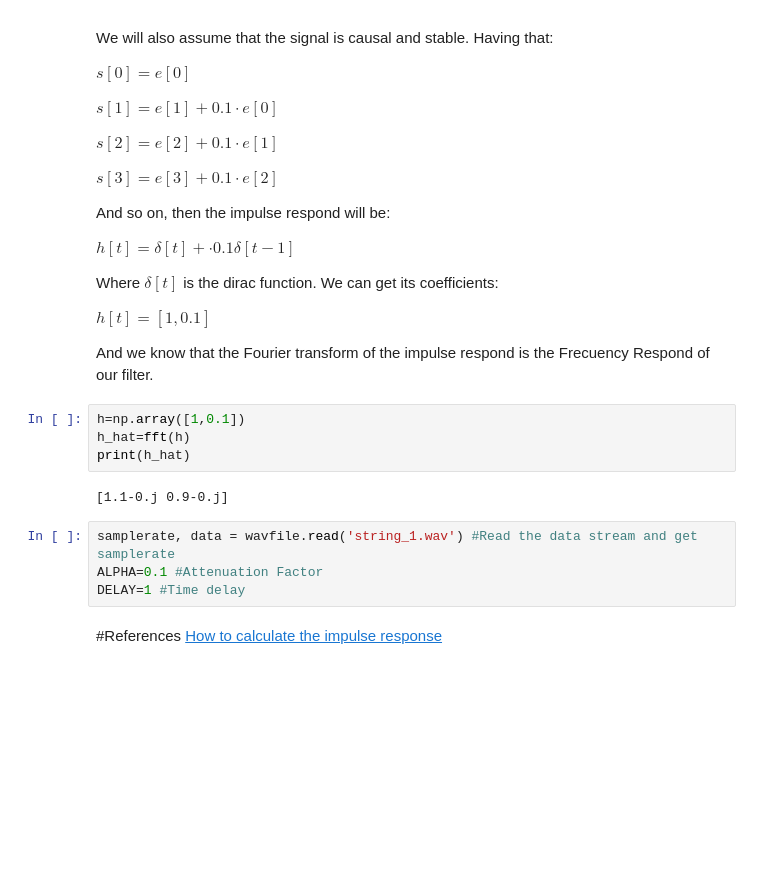
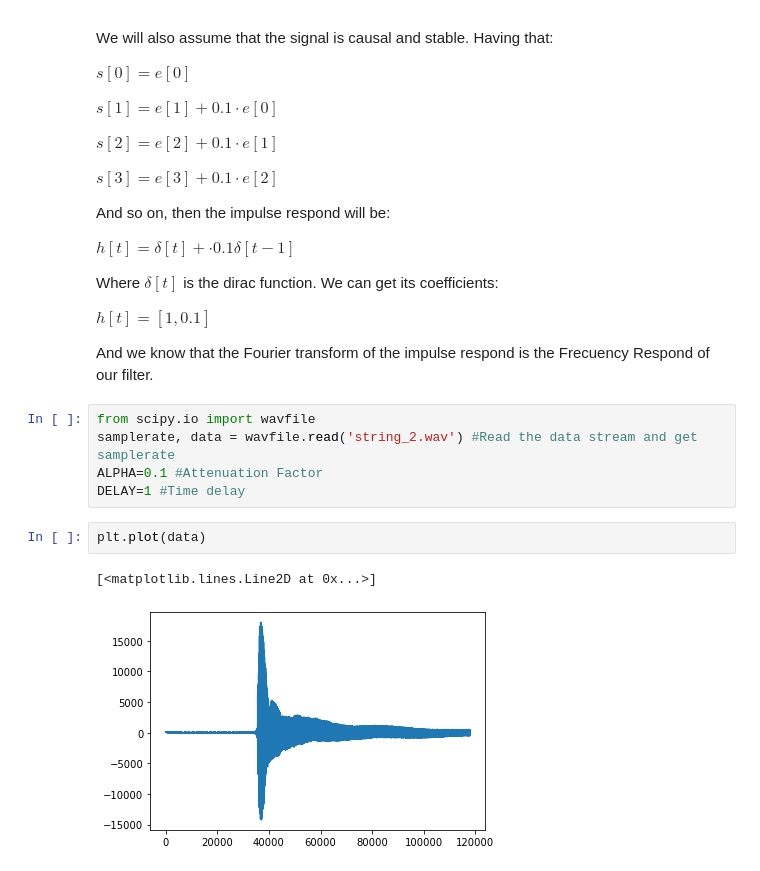
Before and after one commit to lyshuga/Signal_processing, a Jupyter notebook: Filtering/FIRFilter.ipynb, the cells around one changed output. Drawn from its saved outputs; the diff is of its cells as text; blank space fills up the shorter version.

```diff
--- a/Filtering/FIRFilter.ipynb
+++ b/Filtering/FIRFilter.ipynb
@@ -49,16 +50,13 @@ Where $\delta[t]$ is the dirac function. We can get its coefficients:
 $h[t] = [1,0.1]$
 
 And we know that the Fourier transform of the impulse respond is the Frecuency Respond of our filter.
-# %%
-h=np.array([1,0.1])
-h_hat=fft(h)
-print(h_hat)
-# %% [output]
-[1.1-0.j 0.9-0.j]
 # %%
-samplerate, data = wavfile.read('string_1.wav') #Read the data stream and get samplerate
+from scipy.io import wavfile
+samplerate, data = wavfile.read('string_2.wav') #Read the data stream and get samplerate
 ALPHA=0.1 #Attenuation Factor
 DELAY=1 #Time delay
-# %% [markdown]
-#References
-[How to calculate the impulse response](https://dsp.stackexchange.com/questions/53512/how-to-find-the-impulse-response-of-a-filter-given-the-difference-equation)
+# %%
+plt.plot(data)
+# %% [output]
+[<matplotlib.lines.Line2D at 0x...>]
+[figure, added]
```
Also changed, not shown: parts of 10 cells of this notebook, 1 other file.
